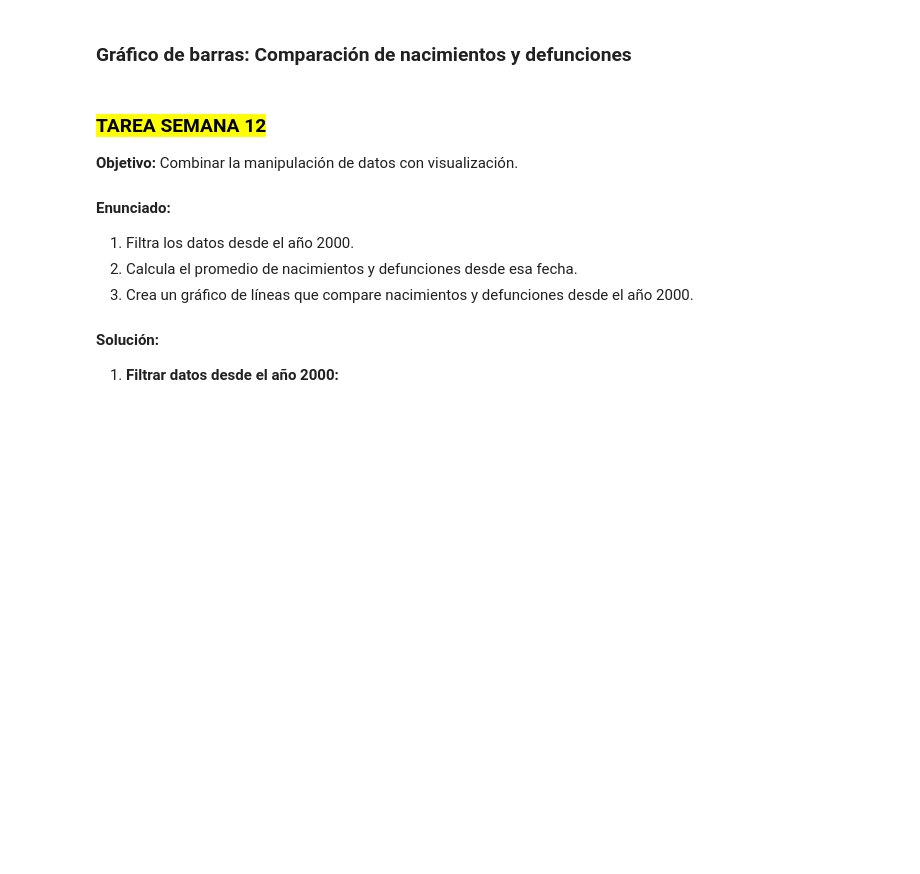
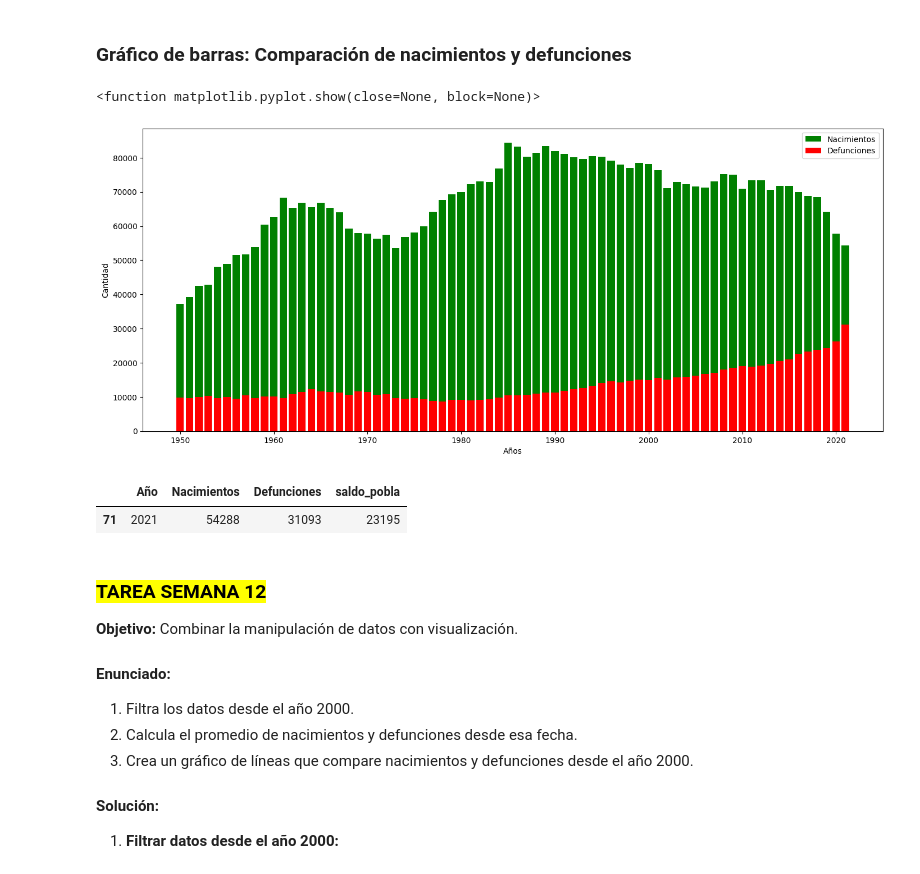
Before and after one commit to Nibelungenlies/Programacion-Python-Basico-GRUPO-1---6181133432, a Jupyter notebook: Clases/Clase 10/Tarea/Tarea Semana 12.ipynb, the cells around one changed output. Cells and saved outputs as stored; diff of their text form; code cells hidden in the pictures; blank space fills up the shorter version.

```diff
--- a/Clases/Clase 10/Tarea/Tarea Semana 12.ipynb
+++ b/Clases/Clase 10/Tarea/Tarea Semana 12.ipynb
@@ -202,8 +258,27 @@ import matplotlib.pyplot as plt
+# %%
+# Crear gráfico de barras
+
+import matplotlib.pyplot as plt
+
+plt.figure(figsize=(17,7),label='Nacimientos')
+plt.bar(df['Año'],df['Nacimientos'],label='Nacimientos',color=['Green'])
+plt.bar(df['Año'],df['Defunciones'],label='Defunciones',color=['Red'])
+
+plt.xlabel('Años')
+plt.ylabel('Cantidad')
+plt.legend()
+plt.show
+# %% [output]
+<function matplotlib.pyplot.show(close=None, block=None)>
+[figure, added]
 # %%
 # Filtrar datos del último año
 ultimo_anio = df[df['Año'] == df['Año'].max()]
-
+ultimo_anio
 # Crear gráfico de barras
+# %% [output]
+|  | Año | Nacimientos | Defunciones | saldo_pobla |
+| 71 | 2021 | 54288 | 31093 | 23195 |
 # %% [markdown]
 ### **<mark>TAREA SEMANA 12</mark>**
 
```
Also changed, not shown: parts of 14 cells of this notebook.
